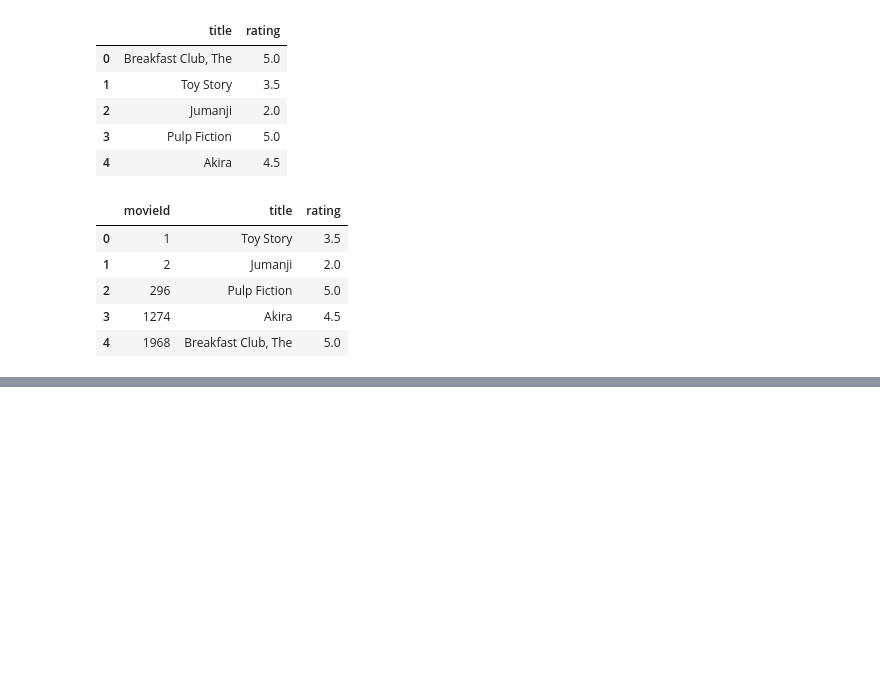
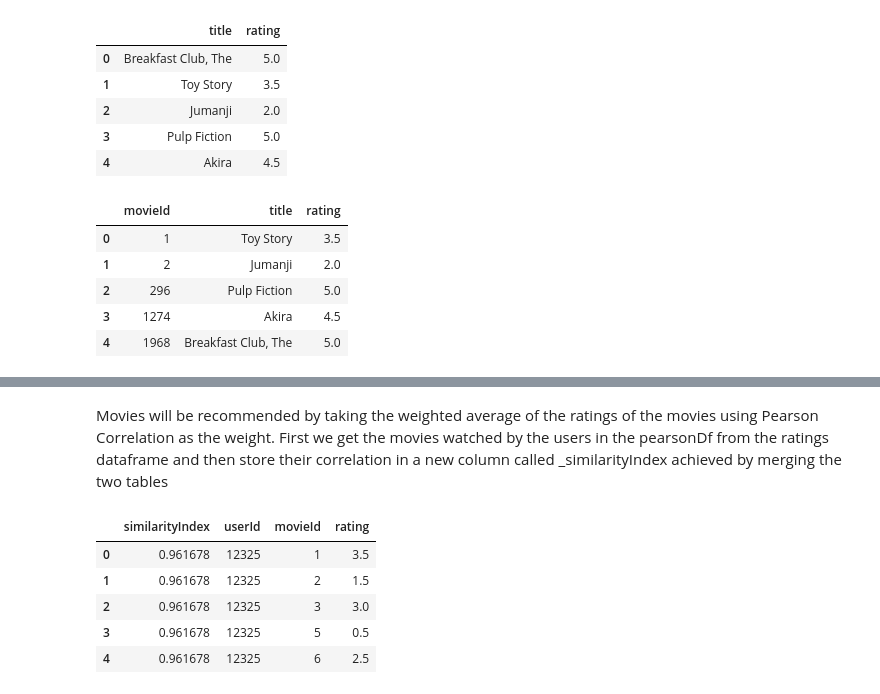
Before and after one commit to siddharthchd/Recommendation-Systems, a Jupyter notebook: collaborativeFiltering.ipynb, the cells around one changed output, grey strips where cells are left out. Cells and saved outputs as stored; diff of their text form; code cells hidden in the pictures; blank space fills up the shorter version.

```diff
--- a/collaborativeFiltering.ipynb
+++ b/collaborativeFiltering.ipynb
@@ -100,0 +157,28 @@ inputMovies
+# %%
+userSubsetGroup = userSubsetGroup[0:100]
+
+# store the pearson correlation in a dictionary where the key is the user ID and the value is the coefficient
+pearsonDict = {}
+
+# for every user group in our subset
+for name, group in userSubsetGroup:
+    group = group.sort_values(by = 'movieId')
+    # N for the formula
+    nRatings = len(group)
+    # get review scores for the  movies that they both have in common
+    tempdf = inputMovies[inputMovies['movieId'].isin(group['movieId'].tolist())]
+    # store the review scores in a temporary buffer variable in a list format to facilitate future calculations
+    tempRatingList = tempdf['rating'].tolist()
+    tempGroupList = group['rating'].tolist()
+    # calculating the pearson correlation between two users
+    Sxx = sum([i**2 for i in tempRatingList]) - pow(sum(tempRatingList), 2) / float(nRatings)
+    Syy = sum([i**2 for i in tempGroupList]) - pow(sum(tempGroupList), 2) / float(nRatings)
+    Sxy = sum( i*j for i, j in zip(tempRatingList, tempGroupList)) - sum(tempRatingList) * sum(tempGroupList) / float(nRatings)
+
+    # if the denominator is different than zero, then divide else  0 correlation
+    if Sxx != 0 and Syy != 0:
+        pearsonDict[name] = Sxy / sqrt(Sxx * Syy)
+    else:
+        pearsonDict[name] = 0
+
+pearsonDict.items()
@@ -100,0 +211,12 @@ inputMovies
+# %% [markdown]
+Movies will be recommended by taking the weighted average of the ratings of the movies using Pearson Correlation as the weight. First we get the movies watched by the users in the pearsonDf from the ratings dataframe and then store their correlation in a new column called _similarityIndex achieved by merging the two tables
+# %%
+topUserRating = topUsers.merge(ratingsdf, left_on = 'userId', right_on = 'userId', how = 'inner')
+topUserRating.head()
+# %% [output]
+|  | similarityIndex | userId | movieId | rating |
+| 0 | 0.961678 | 12325 | 1 | 3.5 |
+| 1 | 0.961678 | 12325 | 2 | 1.5 |
+| 2 | 0.961678 | 12325 | 3 | 3.0 |
+| 3 | 0.961678 | 12325 | 5 | 0.5 |
+| 4 | 0.961678 | 12325 | 6 | 2.5 |
```
Also changed, not shown: parts of 12 cells of this notebook.
